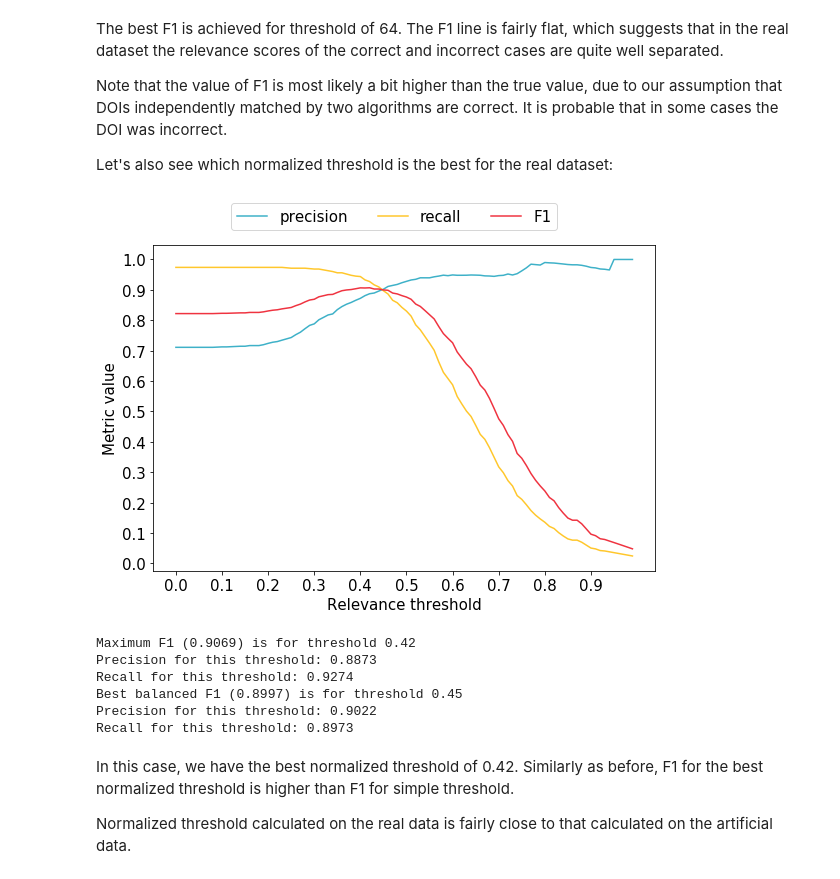
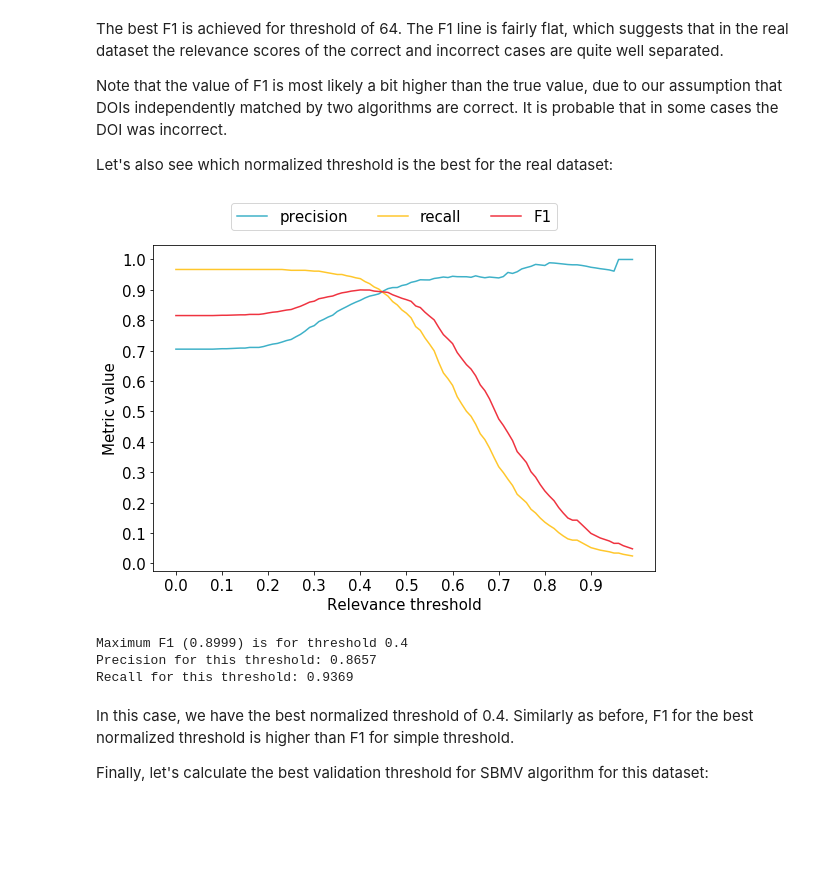
Before and after one commit to CrossRef/reference-matching-evaluation, a Jupyter notebook: analyses/relevance_threshold.ipynb, the cells around one changed output. Drawn from its saved outputs; the diff is of its cells as text; code cells hidden in the pictures; blank space fills up the shorter version.

```diff
--- a/analyses/relevance_threshold.ipynb
+++ b/analyses/relevance_threshold.ipynb
@@ -82,13 +95,13 @@ Let's read the data first:
 # %%
-def read_artificial_data():
+def read_artificial_data(algorithm):
     data = []
     for style in STYLES:
-        data.extend(read_json(DATA_DIR + 'matched/matched-2500-' + style + '.json')[dfk.DATASET_DATASET])
-        data.extend(read_json(DATA_DIR + 'matched/matched-excluded-2500-' + style + '.json')[dfk.DATASET_DATASET])
+        data.extend(read_json(DATA_DIR + 'matched/matched-' + algorithm + '-' + style + '.json')[dfk.DATASET_DATASET])
+        data.extend(read_json(DATA_DIR + 'matched/matched-' + algorithm + '-excluded-' + style + '.json')[dfk.DATASET_DATASET])
     return data
 
-dataset = read_artificial_data()
-print('Dataset size: {}'.format(len(dataset)))
+dataset_sbm = read_artificial_data('sbm')
+print('Dataset size: {}'.format(len(dataset_sbm)))
 # %% [output]
 Dataset size: 40000
 # %% [markdown]
@@ -121,6 +130,6 @@ Let's now calculate and plot precision, recall and F1 for a range of different t
 # %%
-dataset = read_artificial_data()
-results_simple_threshold = [(t, LinkMetricsResults(modify_simple_threshold(dataset, t))) for t in range(150)]
+dataset_sbm = read_artificial_data('sbm')
+results_simple_threshold = [(t, LinkMetricsResults(modify_simple_threshold(dataset_sbm, t))) for t in range(150)]
 # %%
 def plot_results(results):
     thresholds = [r[0] for r in results]
@@ -187,8 +196,8 @@ As we can see, for the threshold of 62 F1 is not much lower than before, and pre
 
 It is important to note that these threshold values depend on the citation styles and their distribution in the artificial dataset, which might be different than the distribution in the actual system. Of course this wouldn't matter, if the differences between the styles were tiny. To test this, let's check which threshold values would be chosen for each style separately:
 # %%
-dataset = read_artificial_data()
-datasets_styles = [[d for d in dataset if d['style'] == s] for s in STYLES]
+dataset_sbm = read_artificial_data('sbm')
+datasets_styles = [[d for d in dataset_sbm if d['style'] == s] for s in STYLES]
 results_threshold_styles = [[(t, LinkMetricsResults(modify_simple_threshold(d, t))) for t in range(150)]
                             for d in datasets_styles]
 best_threshold_styles = [find_best(r)[1] for r in results_threshold_styles]
@@ -335,10 +385,10 @@ In all cases applying the best normalized threshold results in higher F1 as comp
 
 The dataset composed of real-life reference strings contains 1000 cases:
 # %%
-def read_real_data():
-    return read_json(DATA_DIR + 'existing/existing_sample_1000.json')
+def read_real_data(algorithm):
+    return read_json(DATA_DIR + 'existing/sample_1000_' + algorithm + '.json')[dfk.DATASET_DATASET]
 
-dataset = read_real_data()
+dataset = read_real_data('sbm')
 print('Dataset size: {}'.format(len(dataset)))
 # %% [output]
 Dataset size: 1000
@@ -366,21 +412,17 @@ Note that the value of F1 is most likely a bit higher than the true value, due t
 
 Let's also see which normalized threshold is the best for the real dataset:
 # %%
-dataset = read_real_data()
-results_threshold = [(threshold, LinkMetricsResults(modify_norm_threshold(dataset, threshold)))
+dataset_sbm = read_real_data('sbm')
+results_norm_threshold = [(threshold, LinkMetricsResults(modify_norm_threshold(dataset_sbm, threshold)))
                      for threshold in np.arange(0.0, 1.0, 0.01)]
-plot_results(results_threshold)
-print_best(results_threshold)
-print_balanced(results_threshold)
+plot_results(results_norm_threshold)
+print_best(results_norm_threshold)
 # %% [output]
-[figure, old version]
+[figure, new version]
-Maximum F1 (0.9069) is for threshold 0.42
-Precision for this threshold: 0.8873
-Recall for this threshold: 0.9274
-Best balanced F1 (0.8997) is for threshold 0.45
-Precision for this threshold: 0.9022
-Recall for this threshold: 0.8973
+Maximum F1 (0.8999) is for threshold 0.4
+Precision for this threshold: 0.8657
+Recall for this threshold: 0.9369
 # %% [markdown]
-In this case, we have the best normalized threshold of 0.42. Similarly as before, F1 for the best normalized threshold is higher than F1 for simple threshold.
+In this case, we have the best normalized threshold of 0.4. Similarly as before, F1 for the best normalized threshold is higher than F1 for simple threshold.
 
-Normalized threshold calculated on the real data is fairly close to that calculated on the artificial data.
+Finally, let's calculate the best validation threshold for SBMV algorithm for this dataset:
```
Also changed, not shown: parts of 31 cells of this notebook, 16 other files.
